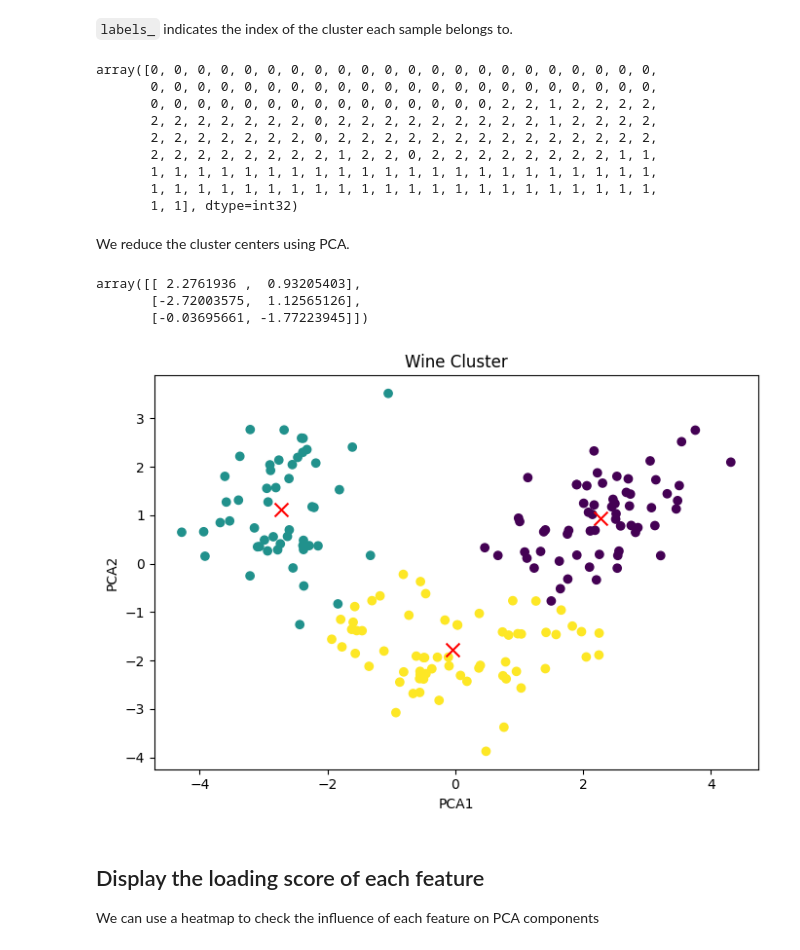
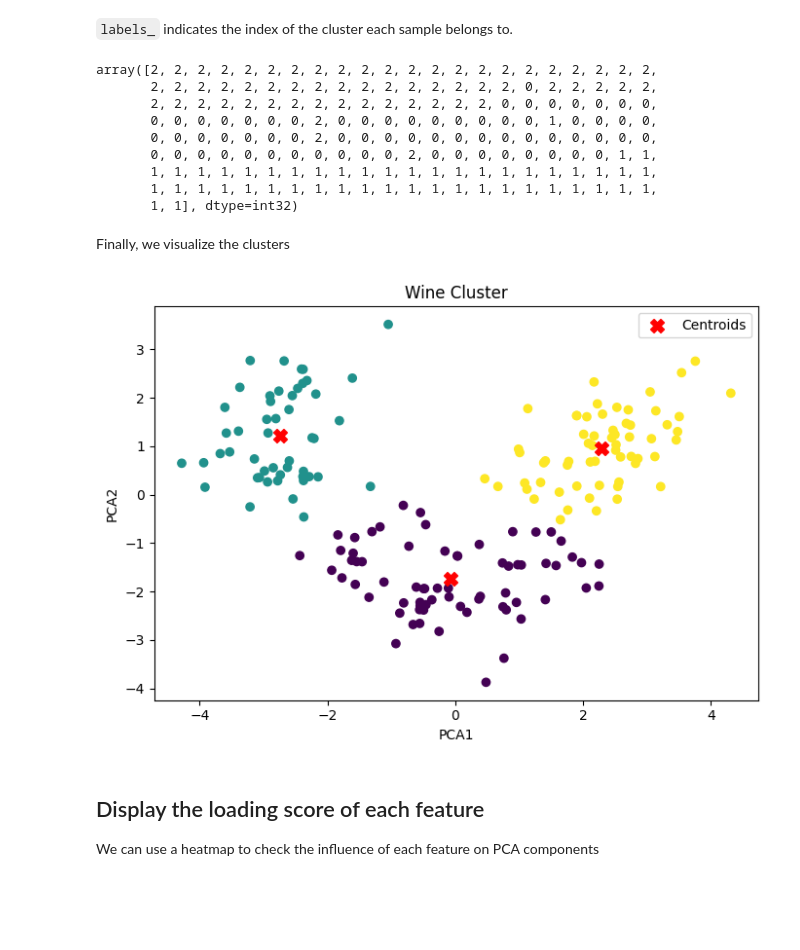
Before and after one commit to robitussin/CCADMACL, a Jupyter notebook: 7 - Principal Component Analysis/implementation/Using_PCA_on_the_wine_dataset.ipynb, the cells around one changed output. Saved outputs shown, nothing was run; the diff lists cells and outputs as text; code cells hidden in the pictures; blank space fills up the shorter version.

```diff
--- a/7 - Principal Component Analysis/implementation/Using_PCA_on_the_wine_dataset.ipynb
+++ b/7 - Principal Component Analysis/implementation/Using_PCA_on_the_wine_dataset.ipynb
@@ -148,7 +150,7 @@ The elbow method is used to determine the number of clusters
 wcss = {}
 for i in range(1, 11):
     kmeans = KMeans(n_clusters = i, init = 'k-means++', random_state = 42)
-    kmeans.fit(X)
+    kmeans.fit(X_reduced)
     wcss[i] = kmeans.inertia_
 
 plt.plot(wcss.keys(), wcss.values(), 'gs-')
@@ -164,11 +166,11 @@ Let's perform the K-Means clustering for `n_clusters=3`.
 # %%
 kmeans = KMeans(n_clusters=3)
 
-# Use X_scaled
-kmeans.fit(X_scaled)
+# Use X_reduced for clustering
+kmeans.fit(X_reduced)
 # %% [output]
 KMeans(n_clusters=3)
 # %% [markdown]
 For each cluster, there are values of cluster centers according to the number of columns present in the data.
 # %%
-kmeans.cluster_centers_
+centroids = kmeans.cluster_centers_
@@ -187,38 +179,30 @@ array([[ 0.83523208, -0.30380968,  0.36470604, -0.61019129,  0.5775868 ,
 # %%
 kmeans.labels_
 # %% [output]
-array([0, 0, 0, 0, 0, 0, 0, 0, 0, 0, 0, 0, 0, 0, 0, 0, 0, 0, 0, 0, 0, 0,
-       0, 0, 0, 0, 0, 0, 0, 0, 0, 0, 0, 0, 0, 0, 0, 0, 0, 0, 0, 0, 0, 0,
-       0, 0, 0, 0, 0, 0, 0, 0, 0, 0, 0, 0, 0, 0, 0, 2, 2, 1, 2, 2, 2, 2,
-       2, 2, 2, 2, 2, 2, 2, 0, 2, 2, 2, 2, 2, 2, 2, 2, 2, 1, 2, 2, 2, 2,
-       2, 2, 2, 2, 2, 2, 2, 0, 2, 2, 2, 2, 2, 2, 2, 2, 2, 2, 2, 2, 2, 2,
-       2, 2, 2, 2, 2, 2, 2, 2, 1, 2, 2, 0, 2, 2, 2, 2, 2, 2, 2, 2, 1, 1,
+array([2, 2, 2, 2, 2, 2, 2, 2, 2, 2, 2, 2, 2, 2, 2, 2, 2, 2, 2, 2, 2, 2,
+       2, 2, 2, 2, 2, 2, 2, 2, 2, 2, 2, 2, 2, 2, 2, 2, 0, 2, 2, 2, 2, 2,
+       2, 2, 2, 2, 2, 2, 2, 2, 2, 2, 2, 2, 2, 2, 2, 0, 0, 0, 0, 0, 0, 0,
+       0, 0, 0, 0, 0, 0, 0, 2, 0, 0, 0, 0, 0, 0, 0, 0, 0, 1, 0, 0, 0, 0,
+       0, 0, 0, 0, 0, 0, 0, 2, 0, 0, 0, 0, 0, 0, 0, 0, 0, 0, 0, 0, 0, 0,
+       0, 0, 0, 0, 0, 0, 0, 0, 0, 0, 0, 2, 0, 0, 0, 0, 0, 0, 0, 0, 1, 1,
        1, 1, 1, 1, 1, 1, 1, 1, 1, 1, 1, 1, 1, 1, 1, 1, 1, 1, 1, 1, 1, 1,
        1, 1, 1, 1, 1, 1, 1, 1, 1, 1, 1, 1, 1, 1, 1, 1, 1, 1, 1, 1, 1, 1,
        1, 1], dtype=int32)
 # %% [markdown]
-We reduce the cluster centers using PCA.
+Finally, we visualize the clusters
-# %%
-centers = pca.transform(kmeans.cluster_centers_)
-
-# reduced centers
-centers
-# %% [output]
-array([[ 2.2761936 ,  0.93205403],
-       [-2.72003575,  1.12565126],
-       [-0.03695661, -1.77223945]])
 # %%
 plt.figure(figsize=(7,5))
 
 # Scatter plot
 plt.scatter(X_reduced[:,0], X_reduced[:,1], c=kmeans.labels_)
-plt.scatter(centers[:,0],centers[:,1],marker='x',s=100,c='red')
+plt.scatter(centroids[:,0],centroids[:,1],marker='X',s=100,c='red', label='Centroids')
 plt.xlabel('PCA1')
 plt.ylabel('PCA2')
+plt.legend()
 plt.title('Wine Cluster')
 plt.tight_layout()
 # %% [output]
-[figure, old version]
+[figure, new version]
 # %% [markdown]
 ## Display the loading score of each feature
 
```
Also changed, not shown: parts of 6 cells of this notebook, 1 other file.
